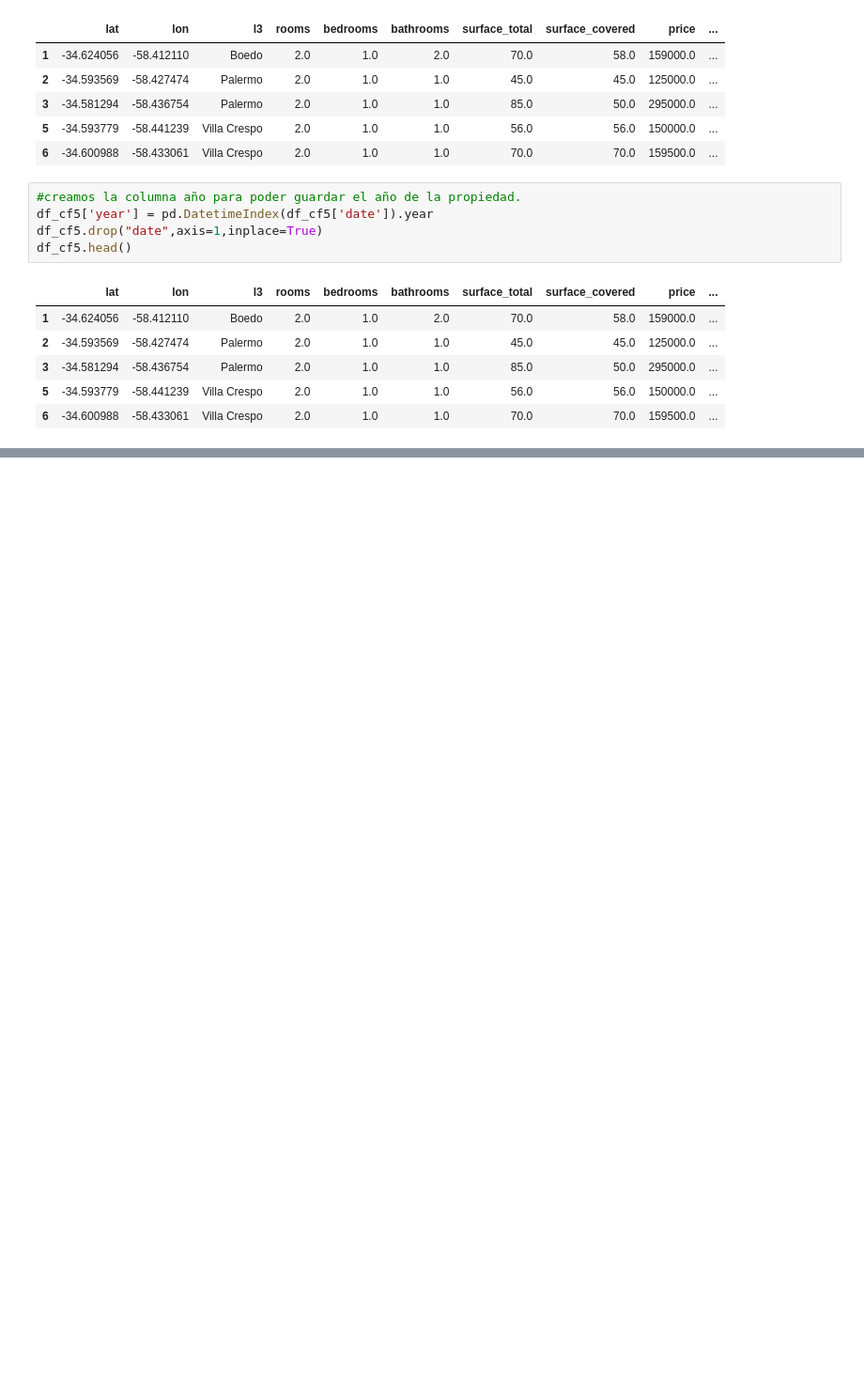
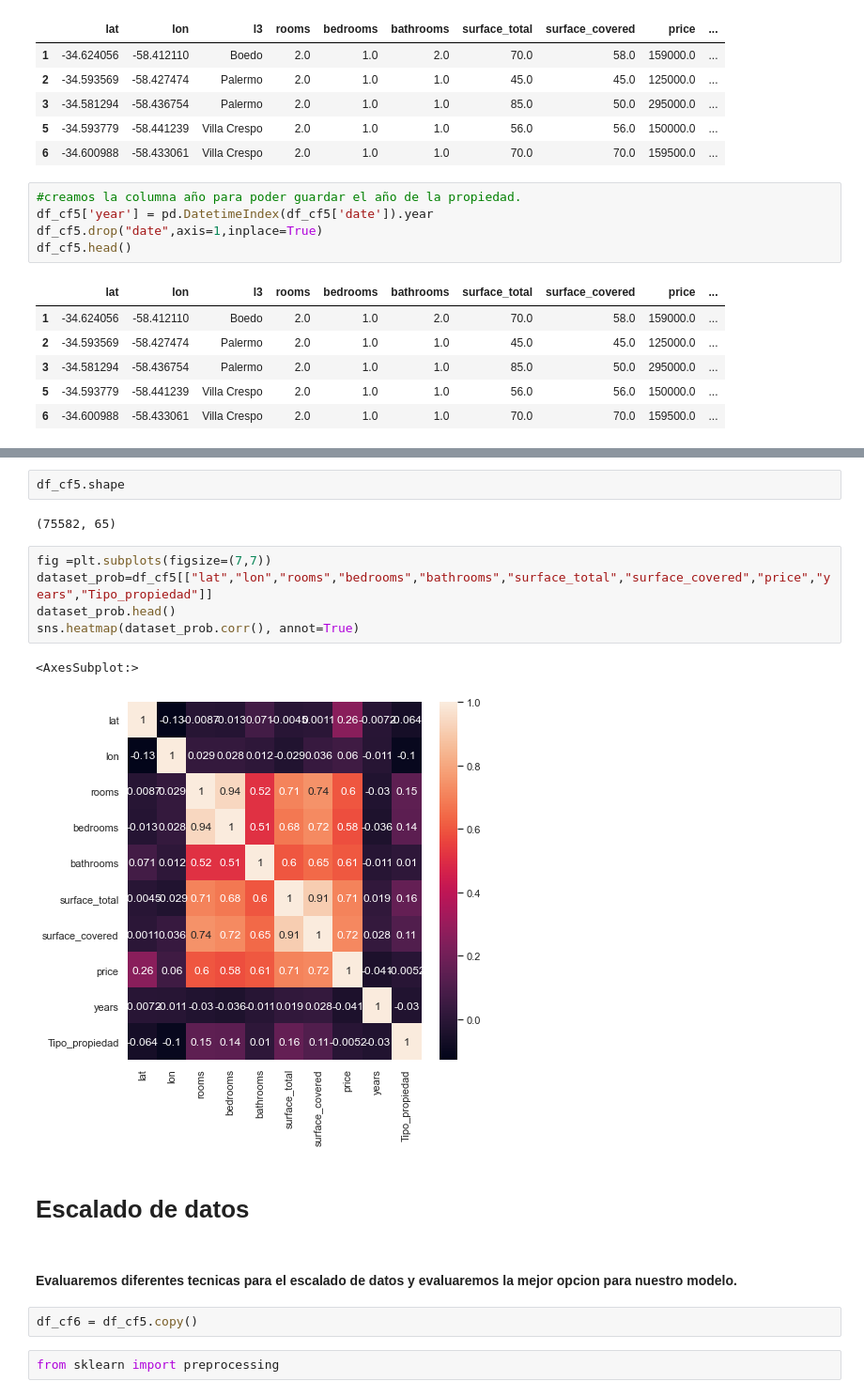
Before and after one commit to leobrandoon/house_price_prediction_v2, a Jupyter notebook: LeonardoGonzalez_Proyecto_02.ipynb, the cells around one changed output, grey strips where cells are left out. Shown at 94% size. Drawn from its saved outputs; the diff is of its cells as text; blank space fills up the shorter version.

```diff
--- a/LeonardoGonzalez_Proyecto_02.ipynb
+++ b/LeonardoGonzalez_Proyecto_02.ipynb
@@ -818,0 +585,20 @@ RMSE en test: 42101.71481761607
+# %%
+df_cf5.shape
+# %% [output]
+(75582, 65)
+# %%
+fig =plt.subplots(figsize=(7,7))
+dataset_prob=df_cf5[["lat","lon","rooms","bedrooms","bathrooms","surface_total","surface_covered","price","years","Tipo_propiedad"]]
+dataset_prob.head()
+sns.heatmap(dataset_prob.corr(), annot=True)
+# %% [output]
+<AxesSubplot:>
+[figure, added]
+# %% [markdown]
+# Escalado de datos
+# %% [markdown]
+#### Evaluaremos diferentes tecnicas para el escalado de datos y evaluaremos la mejor opcion para nuestro modelo.
+# %%
+df_cf6 = df_cf5.copy()
+# %%
+from sklearn import preprocessing
```
Also changed, not shown: parts of 118 cells of this notebook.
